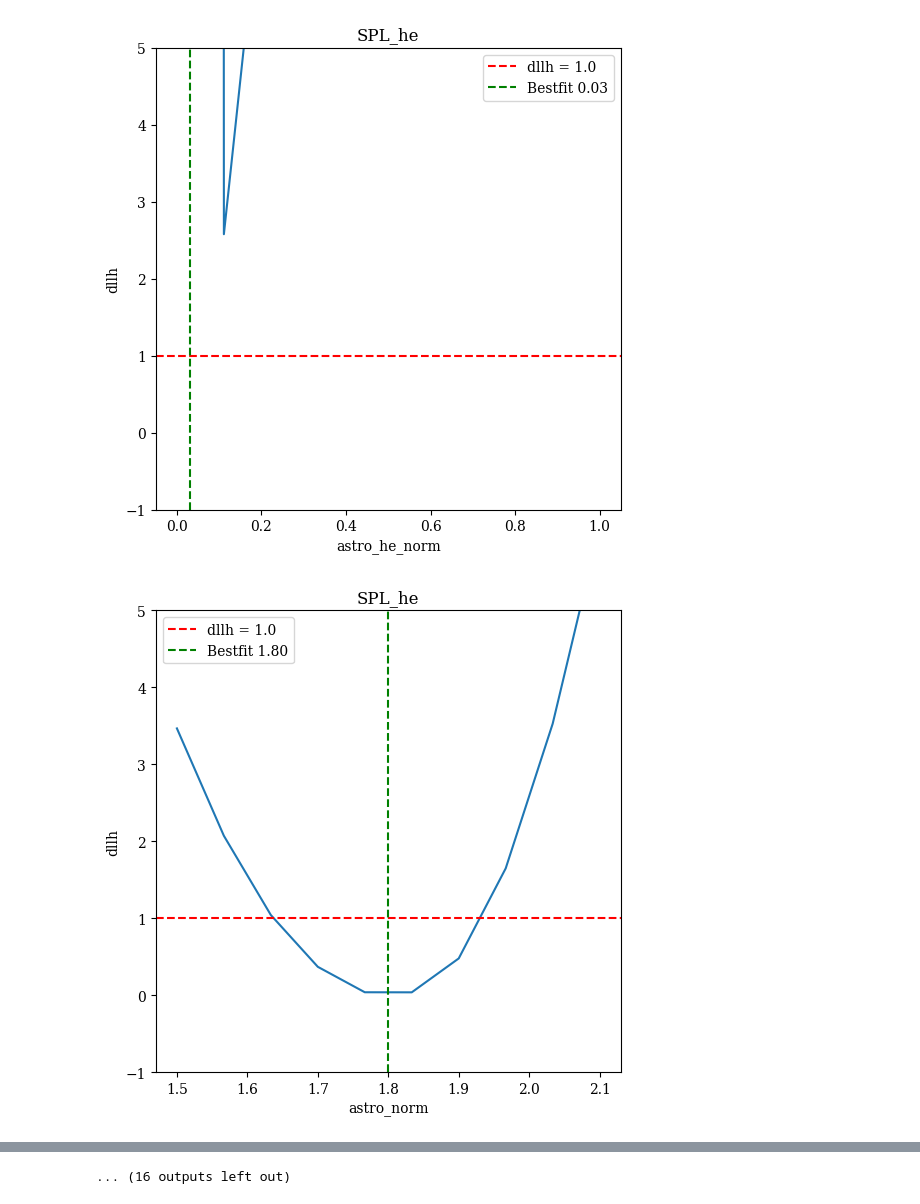
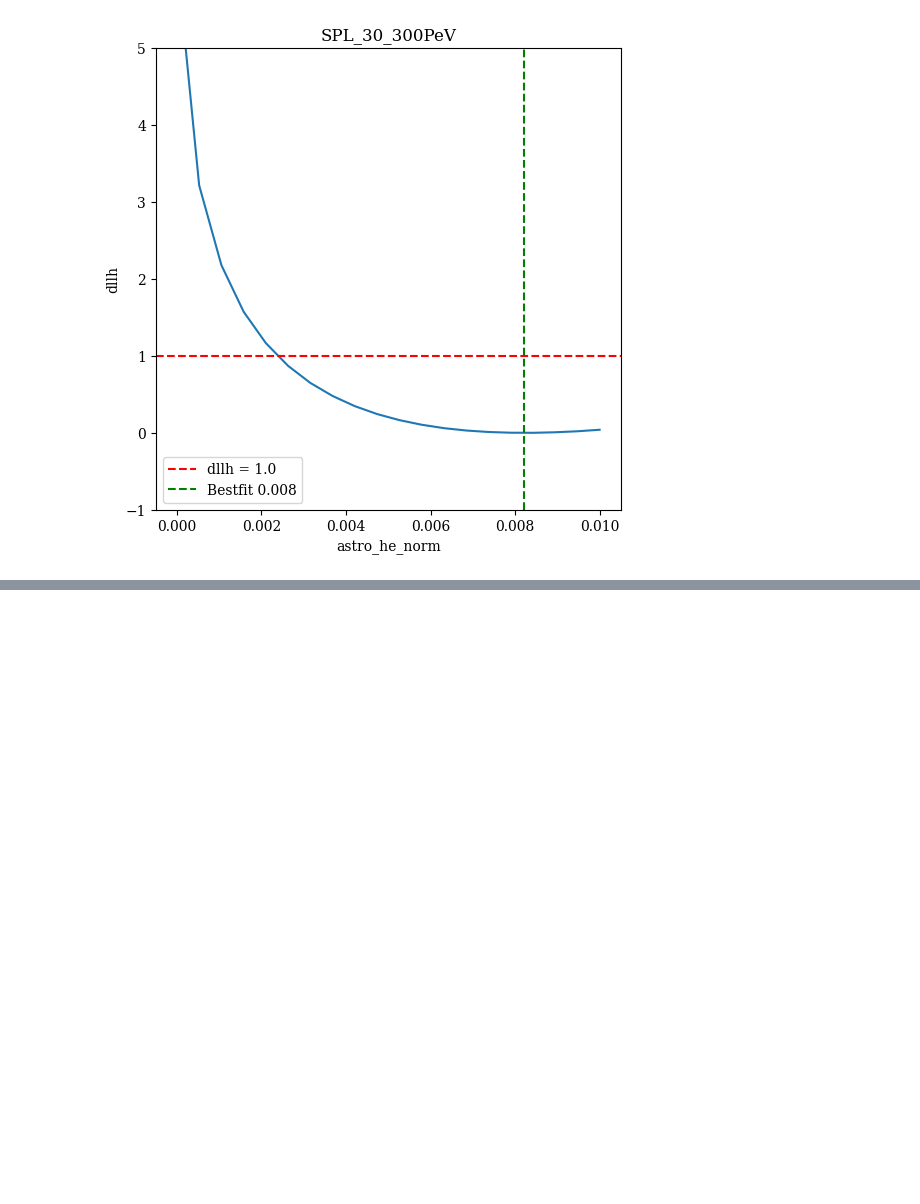
Before and after one commit to tjuanve/icc-ana, a Jupyter notebook: combined_track_shower/plots/study_extraSPL.ipynb, the cells around one changed output, grey strips where cells are left out. Cells and saved outputs as stored; diff of their text form; code cells hidden in the pictures; blank space fills up the shorter version.

```diff
--- a/combined_track_shower/plots/study_extraSPL.ipynb
+++ b/combined_track_shower/plots/study_extraSPL.ipynb
@@ -58,6 +75,7 @@ for name, scan_dir in scan_dir_dict.items():
     # use force_read if new scan points are produced
     scan_dict[name] = NNMFit.utilities.ScanHandler(scan_dir,dump=False,drop_unsuccessful=drop_unsuccessful)
 
+    if "scan" in name: continue
     bestfits[name] = scan_dict[name].get_freefit(drop_unsuccessful="True")
 # %% [output]
 SPL_he
@@ -186,8 +214,3 @@ def find_errors( name ):
         print(unique_roots)
 
         print(f"abs diff {abs(unique_roots-bestfits[name][parameter])}")
-
-
-for name in scan_dir_dict:
-    if "2D" in name: continue
-    find_errors(name)
@@ -212,15 +221,15 @@ abs diff [0.06856663 0.07315931]
 # %%
-def plot_dllh( name, parameter ):
+def plot_dllh( name, bestfitname, parameter ):
 
     scan = scan_dict[name].get_scan_df( param_name = parameter, drop_unsuccessful = drop_unsuccessful)
 
-    bestfit = bestfits[name][parameter]
+    bestfit = bestfits[bestfitname][parameter]
 
     fig, (ax) = plt.subplots(1, 1)
 
     ax.plot( scan[parameter], scan["dllh"] )
     ax.axhline(1.0, color="red", linestyle="--", label="dllh = 1.0")
-    ax.axvline(bestfit, color="green", linestyle="--", label=f"Bestfit {bestfit:.2f}")
+    ax.axvline(bestfit, color="green", linestyle="--", label=f"Bestfit {bestfit:.3f}")
 
     ax.set_xlabel(parameter)
     ax.set_ylabel("dllh")
@@ -234,12 +243,16 @@ def plot_dllh( name, parameter ):
 
     plt.savefig(f"{plotting_path}/dllh_name-{name}_parameter-{parameter}.pdf")
 # %%
-for name in scan_dir_dict:
-    if "2D" in name: continue
-    parameters = scan_dict[name].get_scan_list()
-    for parameter in parameters:
-        if parameter == "freefit": continue
-        plot_dllh( name, parameter )
+# for name in scan_dir_dict:
+#     if "2D" in name: continue
+#     parameters = scan_dict[name].get_scan_list()
+#     for parameter in parameters:
+#         if parameter == "freefit": continue
+#         plot_dllh( name, parameter )
+
+
+# plot_dllh( "SPL_10_100PeV_scan",  "SPL_10_100PeV", "astro_he_norm" )
+# plot_dllh( "SPL_100_1000PeV",  "SPL_100_1000PeV", "astro_he_norm" )
+plot_dllh( "SPL_30_300PeV",  "SPL_30_300PeV", "astro_he_norm" )
 # %% [output]
-[figure, old version]
+[figure, new version]
-[figure, removed]
@@ -256,4 +259,3 @@ for name in scan_dir_dict:
-... (16 outputs left out)
 # %%
 import scipy.stats as stats
 
```
Also changed, not shown: parts of 8 cells of this notebook, 7 other files.
